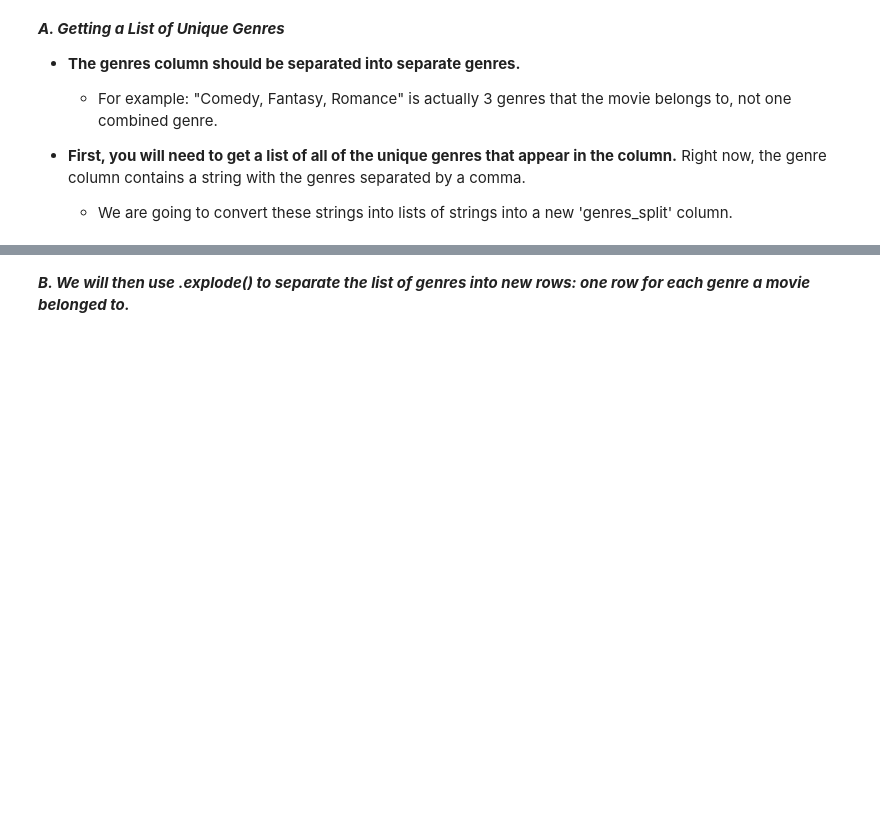
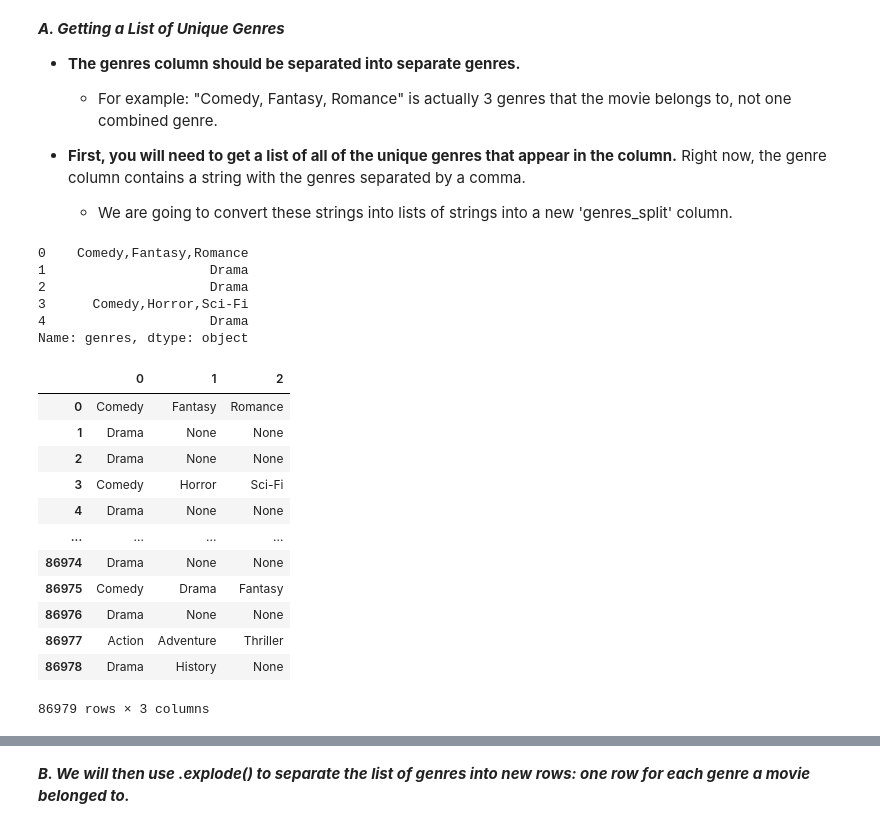
Before and after one commit to eccecarreon/ods-pt-data-enrichment-project, a Jupyter notebook: Project 2 - Part 3B (Core).ipynb, the cells around one changed output, grey strips where cells are left out. Cells and saved outputs as stored; diff of their text form; code cells hidden in the pictures; blank space fills up the shorter version.

```diff
--- a/Project 2 - Part 3B (Core).ipynb
+++ b/Project 2 - Part 3B (Core).ipynb
@@ -168,0 +203,26 @@ basics
+# %%
+# Exploring the format with a few examples
+basics['genres'].head(5)
+# %% [output]
+0    Comedy,Fantasy,Romance
+1                     Drama
+2                     Drama
+3      Comedy,Horror,Sci-Fi
+4                     Drama
+Name: genres, dtype: object
+# %%
+basics['genres'].str.split(',', expand=True)
+# %% [output]
+|  | 0 | 1 | 2 |
+| 0 | Comedy | Fantasy | Romance |
+| 1 | Drama | None | None |
+| 2 | Drama | None | None |
+| 3 | Comedy | Horror | Sci-Fi |
+| 4 | Drama | None | None |
+| ... | ... | ... | ... |
+| 86974 | Drama | None | None |
+| 86975 | Comedy | Drama | Fantasy |
+| 86976 | Drama | None | None |
+| 86977 | Action | Adventure | Thriller |
+| 86978 | Drama | History | None |
+86979 rows × 3 columns
```
Also changed, not shown: parts of 20 cells of this notebook, 29 other files.
